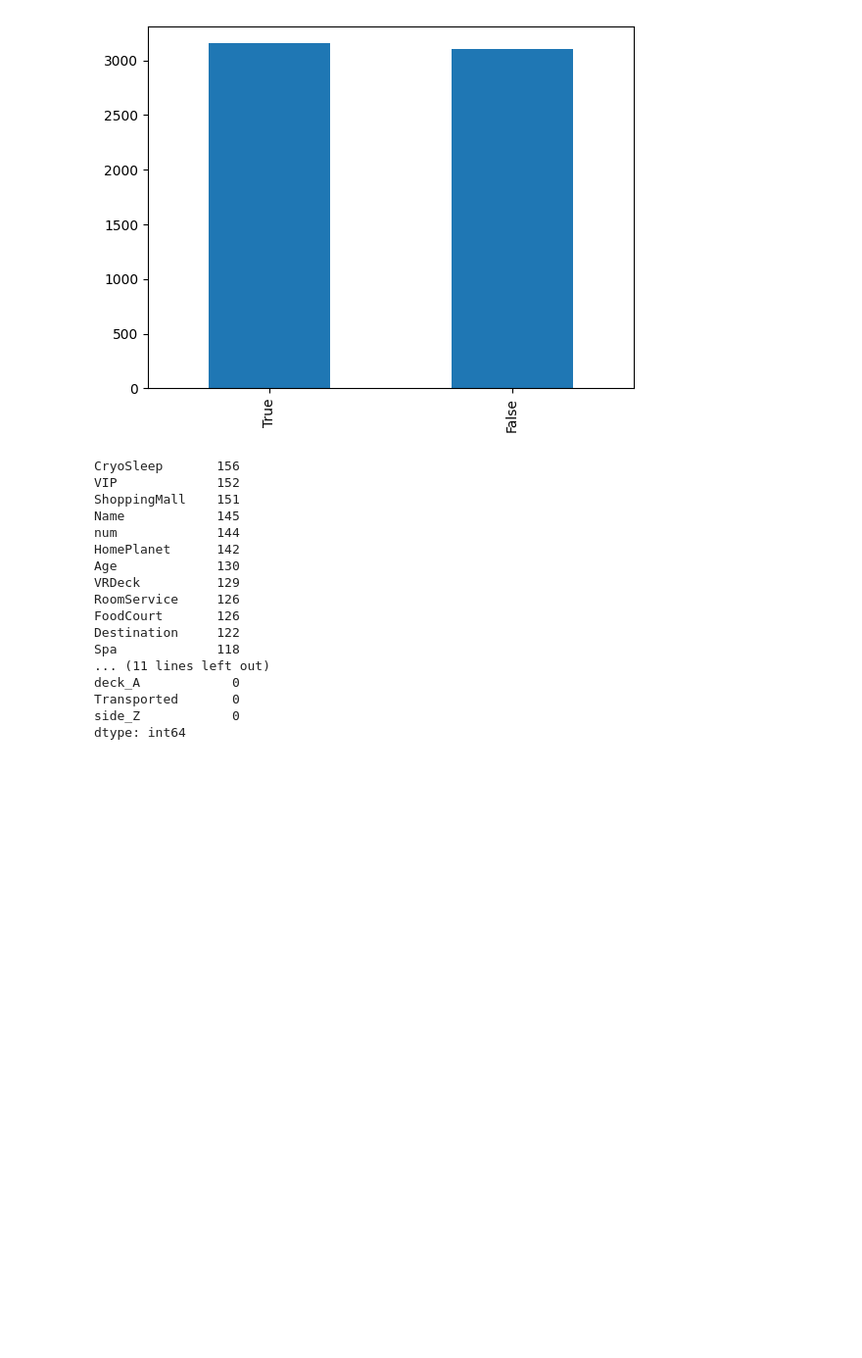
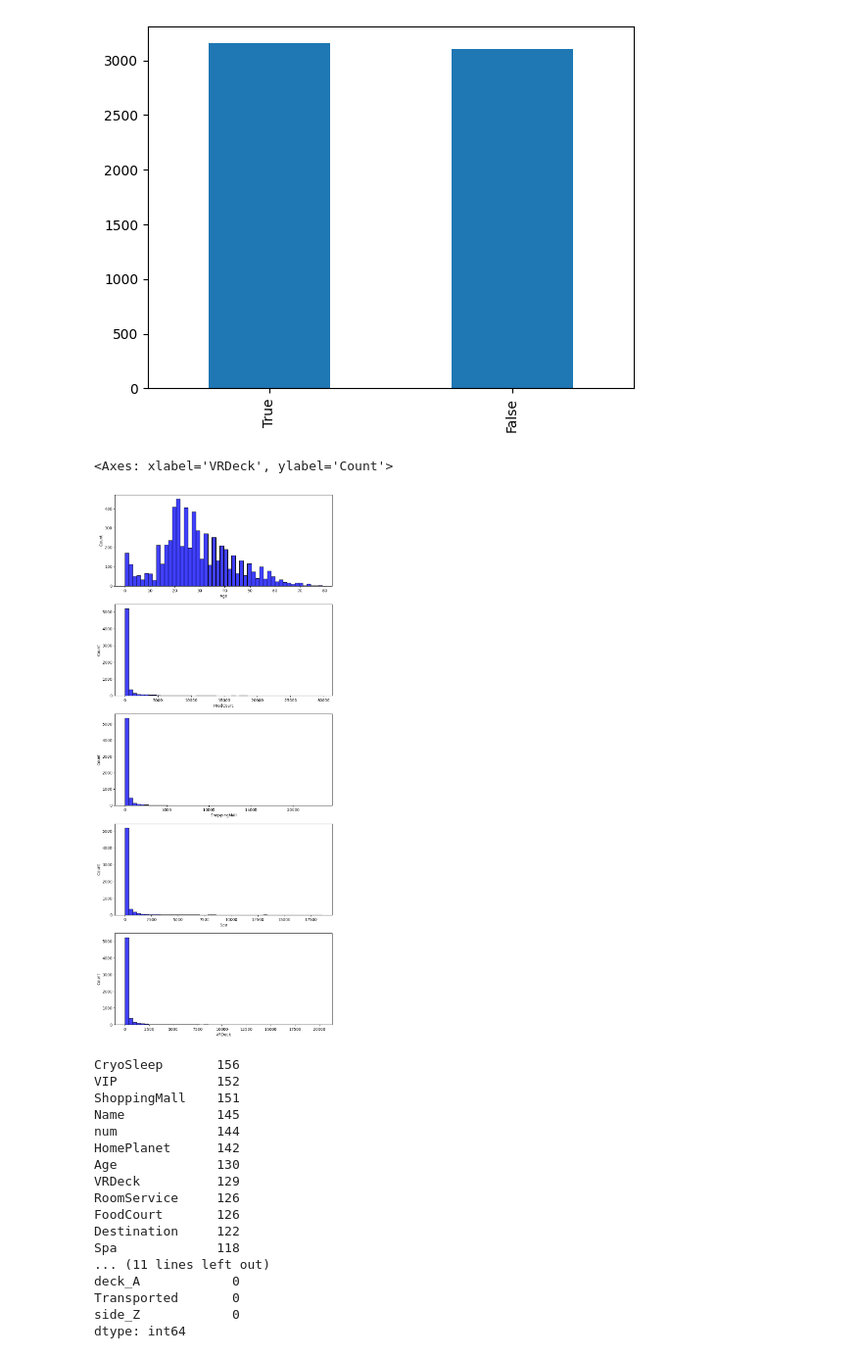
Before and after one commit to sanjeet-jain/cs-559, a Jupyter notebook: FinalProject/FinalProject/finalProject-ClassCompetition.ipynb, the cells around one changed output. Shown at 98% size. Drawn from its saved outputs; the diff is of its cells as text; code cells hidden in the pictures; blank space fills up the shorter version.

```diff
--- a/FinalProject/FinalProject/finalProject-ClassCompetition.ipynb
+++ b/FinalProject/FinalProject/finalProject-ClassCompetition.ipynb
@@ -273,14 +314,17 @@ plot_df.plot(kind="bar")
 <Axes: >
 [figure]
 # %%
-# fig, ax = plt.subplots(5,1,  figsize=(10, 10))
-# plt.subplots_adjust(top = 2)
+fig, ax = plt.subplots(5,1,  figsize=(10, 10))
+plt.subplots_adjust(top = 2)
 
-# sns.histplot(dataset_df['Age'], color='b', bins=50, ax=ax[0])
-# sns.histplot(dataset_df['FoodCourt'], color='b', bins=50, ax=ax[1])
-# sns.histplot(dataset_df['ShoppingMall'], color='b', bins=50, ax=ax[2])
-# sns.histplot(dataset_df['Spa'], color='b', bins=50, ax=ax[3])
-# sns.histplot(dataset_df['VRDeck'], color='b', bins=50, ax=ax[4])
+sns.histplot(train_df['Age'], color='b', bins=50, ax=ax[0])
+sns.histplot(train_df['FoodCourt'], color='b', bins=50, ax=ax[1])
+sns.histplot(train_df['ShoppingMall'], color='b', bins=50, ax=ax[2])
+sns.histplot(train_df['Spa'], color='b', bins=50, ax=ax[3])
+sns.histplot(train_df['VRDeck'], color='b', bins=50, ax=ax[4])
+# %% [output]
+<Axes: xlabel='VRDeck', ylabel='Count'>
+[figure, added]
 # %%
 # check for null values
 train_df.isnull().sum().sort_values(ascending=False)
```
Also changed, not shown: parts of 35 cells of this notebook, 14 other files.
